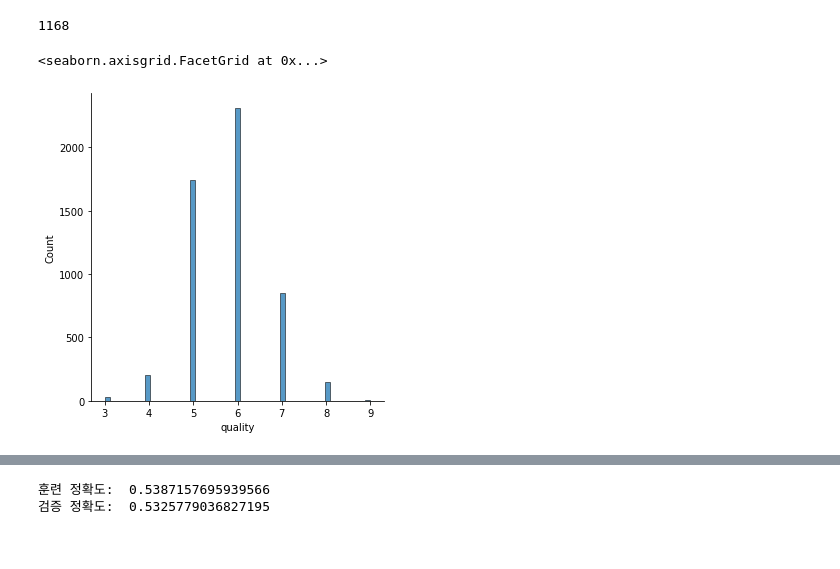
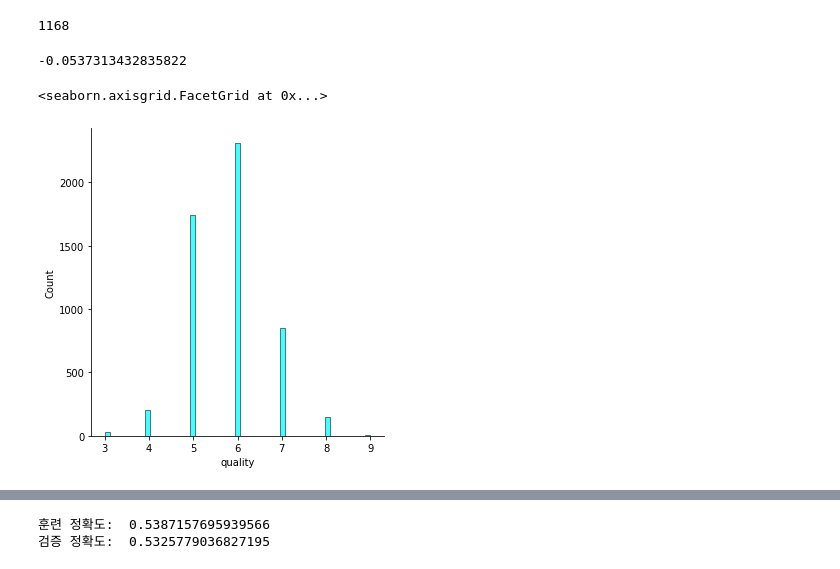
Before and after one commit to bon-u/S2project, a Jupyter notebook: AI07_S2P_구본우.ipynb, the cells around one changed output, grey strips where cells are left out. Drawn from its saved outputs; the diff is of its cells as text; code cells hidden in the pictures.

```diff
--- a/AI07_S2P_구본우.ipynb
+++ b/AI07_S2P_구본우.ipynb
@@ -66,6 +84,7 @@ dtype: object
 # %%
 dt['acidity']=dt['fixed acidity']+dt['volatile acidity']
 dt['sulfur dioxide']=dt['total sulfur dioxide']+dt['free sulfur dioxide']+dt['sulphates']
+dt['base']=dt['quality'].median()
 dt['type'].unique()
 # %% [output]
 array(['white', 'red'], dtype=object)
@@ -82,10 +102,19 @@ tg=df[target]
+# %%
+from sklearn.metrics import mean_squared_error, mean_absolute_error, r2_score
+mse = mean_squared_error(tg, y)
+mae = mean_absolute_error(tg, y)
+rmse = mse ** 0.5
+r2 = r2_score(tg, y)
+r2
+# %% [output]
+-0.0537313432835822
 # %%
 import matplotlib.pyplot as plt
 import seaborn as sns
-sns.displot(tg)
+sns.displot(tg,color='cyan')
 # %% [output]
 <seaborn.axisgrid.FacetGrid at 0x...>
-[figure, old version]
+[figure, new version]
 # %%
 from sklearn.model_selection import train_test_split
 X_train,X_val,y_train,y_val=train_test_split(data,tg,test_size=0.2, random_state=10)
```
Also changed, not shown: parts of 23 cells of this notebook.
